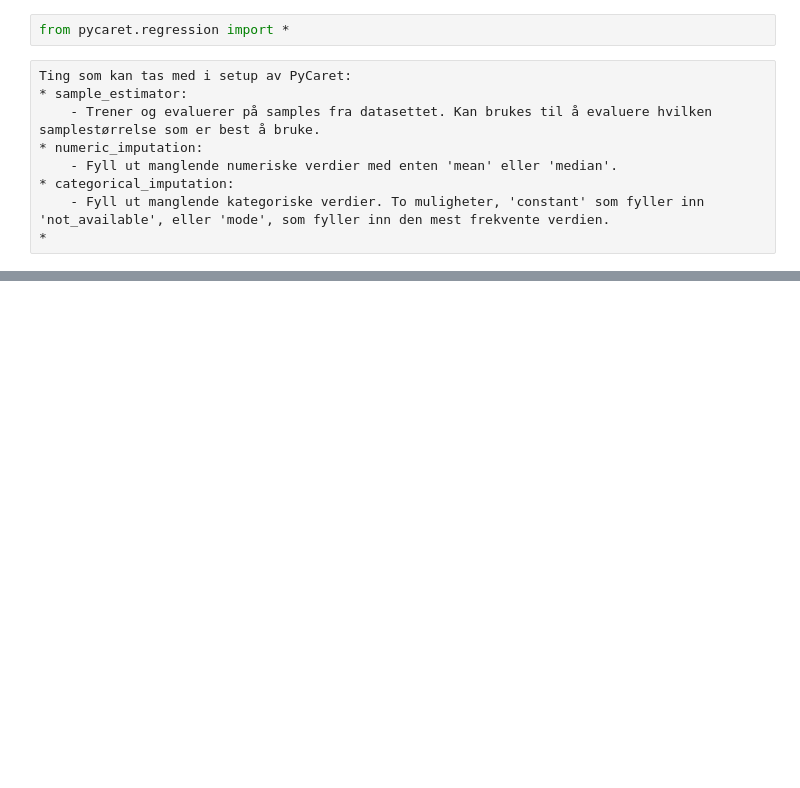
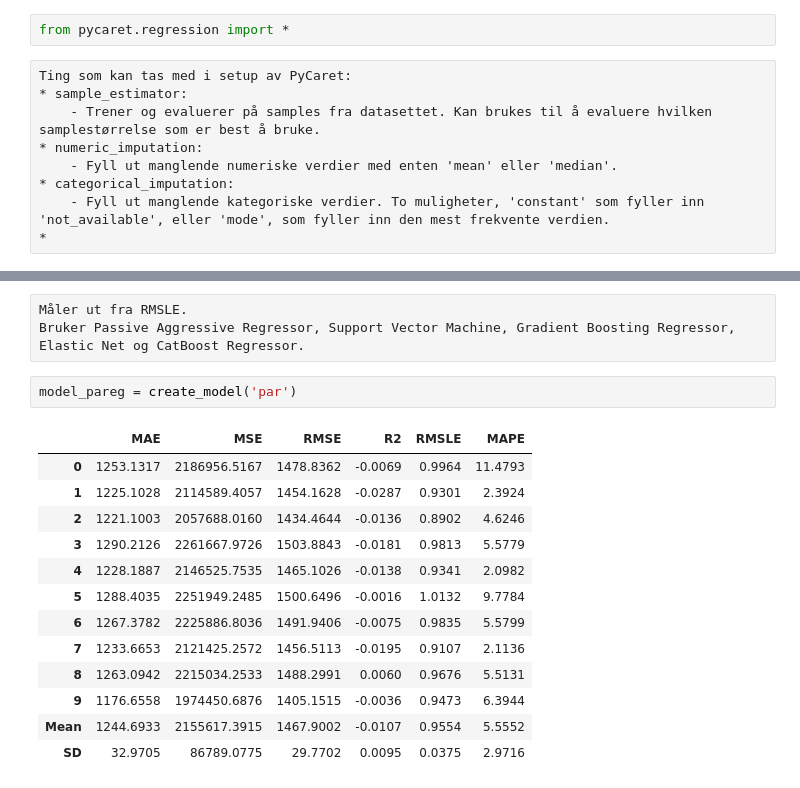
Before and after one commit to h577870/DAT158_ML2, a Jupyter notebook: Customer-revenue-prediction.ipynb, the cells around one changed output, grey strips where cells are left out. Drawn from its saved outputs; the diff is of its cells as text; blank space fills up the shorter version.

```diff
--- a/Customer-revenue-prediction.ipynb
+++ b/Customer-revenue-prediction.ipynb
@@ -198,0 +272,19 @@ Ting som kan tas med i setup av PyCaret:
+# %% [raw]
+Måler ut fra RMSLE.
+Bruker Passive Aggressive Regressor, Support Vector Machine, Gradient Boosting Regressor, Elastic Net og CatBoost Regressor.
+# %%
+model_pareg = create_model('par')
+# %% [output]
+|  | MAE | MSE | RMSE | R2 | RMSLE | MAPE |
+| 0 | 1253.1317 | 2186956.5167 | 1478.8362 | -0.0069 | 0.9964 | 11.4793 |
+| 1 | 1225.1028 | 2114589.4057 | 1454.1628 | -0.0287 | 0.9301 | 2.3924 |
+| 2 | 1221.1003 | 2057688.0160 | 1434.4644 | -0.0136 | 0.8902 | 4.6246 |
+| 3 | 1290.2126 | 2261667.9726 | 1503.8843 | -0.0181 | 0.9813 | 5.5779 |
+| 4 | 1228.1887 | 2146525.7535 | 1465.1026 | -0.0138 | 0.9341 | 2.0982 |
+| 5 | 1288.4035 | 2251949.2485 | 1500.6496 | -0.0016 | 1.0132 | 9.7784 |
+| 6 | 1267.3782 | 2225886.8036 | 1491.9406 | -0.0075 | 0.9835 | 5.5799 |
+| 7 | 1233.6653 | 2121425.2572 | 1456.5113 | -0.0195 | 0.9107 | 2.1136 |
+| 8 | 1263.0942 | 2215034.2533 | 1488.2991 | 0.0060 | 0.9676 | 5.5131 |
+| 9 | 1176.6558 | 1974450.6876 | 1405.1515 | -0.0036 | 0.9473 | 6.3944 |
+| Mean | 1244.6933 | 2155617.3915 | 1467.9002 | -0.0107 | 0.9554 | 5.5552 |
+| SD | 32.9705 | 86789.0775 | 29.7702 | 0.0095 | 0.0375 | 2.9716 |
```
Also changed, not shown: parts of 15 cells of this notebook.
